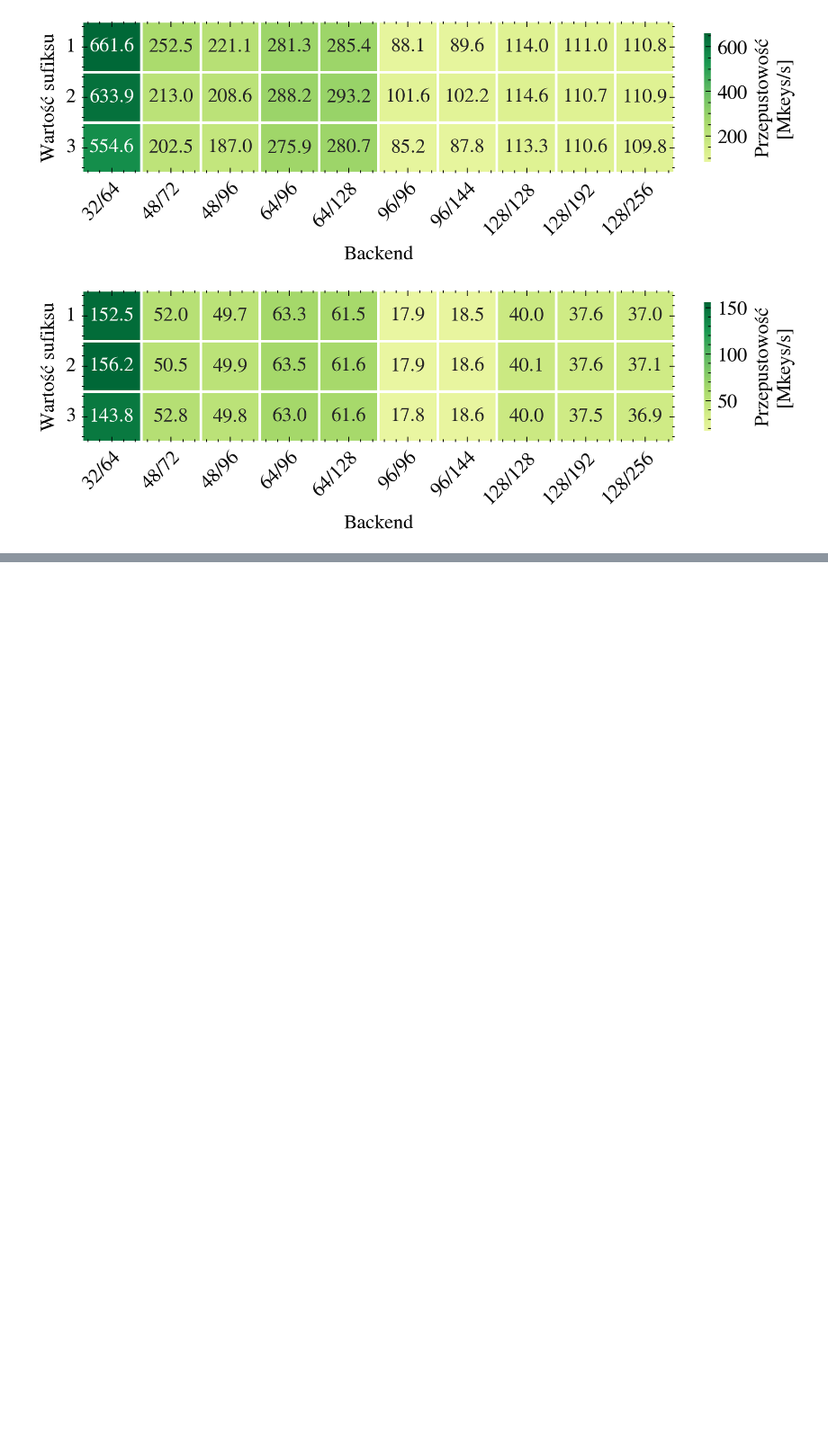
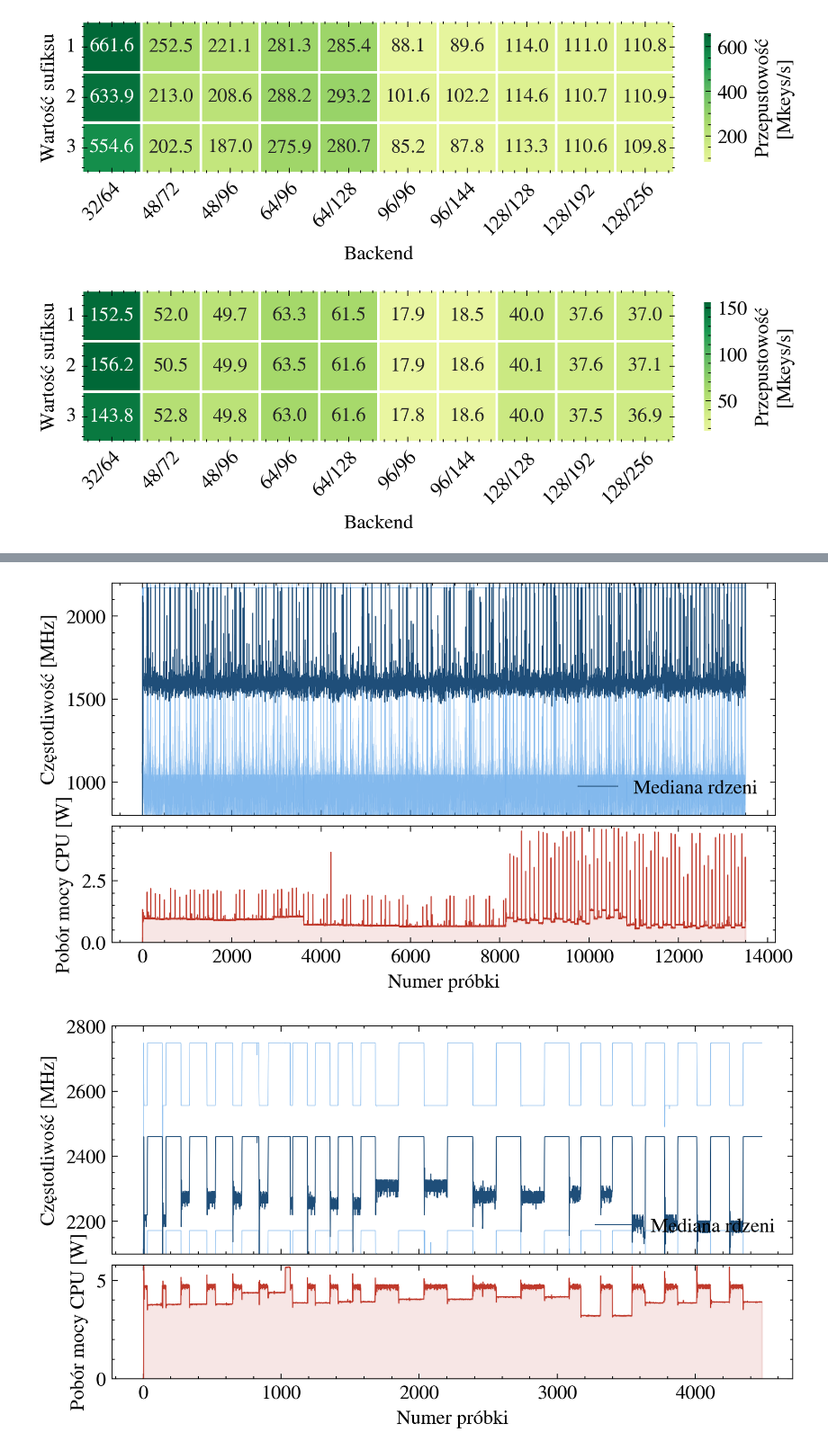
Before and after one commit to jan-chojnacki/SpeckProbe, a Jupyter notebook: analysis/notebooks/data_exploration.ipynb, the cells around one changed output, grey strips where cells are left out. Shown at 90% size. Saved outputs shown, nothing was run; the diff lists cells and outputs as text; code cells hidden in the pictures; blank space fills up the shorter version.

```diff
--- a/analysis/notebooks/data_exploration.ipynb
+++ b/analysis/notebooks/data_exploration.ipynb
@@ -1013,0 +1159,12 @@ plot_engine_single_backend_heatmap(engine_pivot_neon,   'engine_pivot_backend_ne
+# %%
+cols_to_check = cpu_cols + ["system_pkg_watt"]
+
+results = {}
+for c in cols_to_check:
+    y = system_pm[c].dropna().values
+    x = np.arange(len(y))
+    slope, intercept, lo, hi = theilslopes(y, x, 0.95)
+    results[c] = {"slope_per_sample": slope, "ci_low": lo, "ci_high": hi, "intercept": intercept}
+
+system_pm_trends = pd.DataFrame(results).T
+system_pm_trends
@@ -1013,0 +1182,53 @@ plot_engine_single_backend_heatmap(engine_pivot_neon,   'engine_pivot_backend_ne
+# %%
+def plot_pm(df_raw, trends_df, cpu_cols, filename):
+    df_freq_long, df_watt = prepare_data(df_raw, cpu_cols)
+
+    with plt.style.context(["science", "no-latex", "bright"]):
+        fig, (ax1, ax2) = plt.subplots(
+            2, 1, figsize=(FIG_WIDTH, FIG_HEIGHT_3), layout="constrained", sharex=True,
+            gridspec_kw={"height_ratios": [2, 1]},
+        )
+
+        sns.lineplot(
+            data=df_freq_long, x="sample", y="freq", hue="CPU",
+            palette=["#4C9BE8"] * len(cpu_cols),
+            linewidth=0.3, alpha=0.25, legend=False, ax=ax1,
+        )
+
+        median_freq = df_raw[cpu_cols].median(axis=1)
+        sns.lineplot(
+            x=np.arange(len(median_freq)), y=median_freq.values,
+            color="#1F4E79", linewidth=0.5,
+            label="Mediana rdzeni", ax=ax1,
+        )
+
+        freq_min = trends_df.loc[cpu_cols, "intercept"].min()
+        freq_max = trends_df.loc[cpu_cols, "intercept"].max()
+        ax1.set_ylim(np.floor(freq_min / 100) * 100, np.ceil(freq_max / 100) * 100)
+        ax1.set_ylabel("Częstotliwość [MHz]")
+        ax1.set_xlabel("")
+        ax1.legend(loc="lower right", frameon=False)
+
+        sns.lineplot(
+            data=df_watt, x="sample", y="watt",
+            color="#C0392B", linewidth=0.5, ax=ax2,
+        )
+        ax2.fill_between(
+            df_watt["sample"], 0, df_watt["watt"],
+            color="#C0392B", alpha=0.12,
+        )
+
+        watt_max = df_watt["watt"].max()
+        ax2.set_ylim(0, np.ceil(watt_max * 10) / 10)
+        ax2.set_ylabel("Pobór mocy CPU [W]")
+        ax2.set_xlabel("Numer próbki")
+
+        plt.savefig(f"../svg/{filename}.svg", facecolor="white")
+        plt.show()
+
+
+plot_pm(bench_pm, bench_pm_trends, cpu_cols, "pm_bench")
+plot_pm(system_pm, system_pm_trends, cpu_cols, "pm_system")
+# %% [output]
+[figure, added]
+[figure, added]
```
Also changed, not shown: parts of 24 cells of this notebook, 4 other files.
